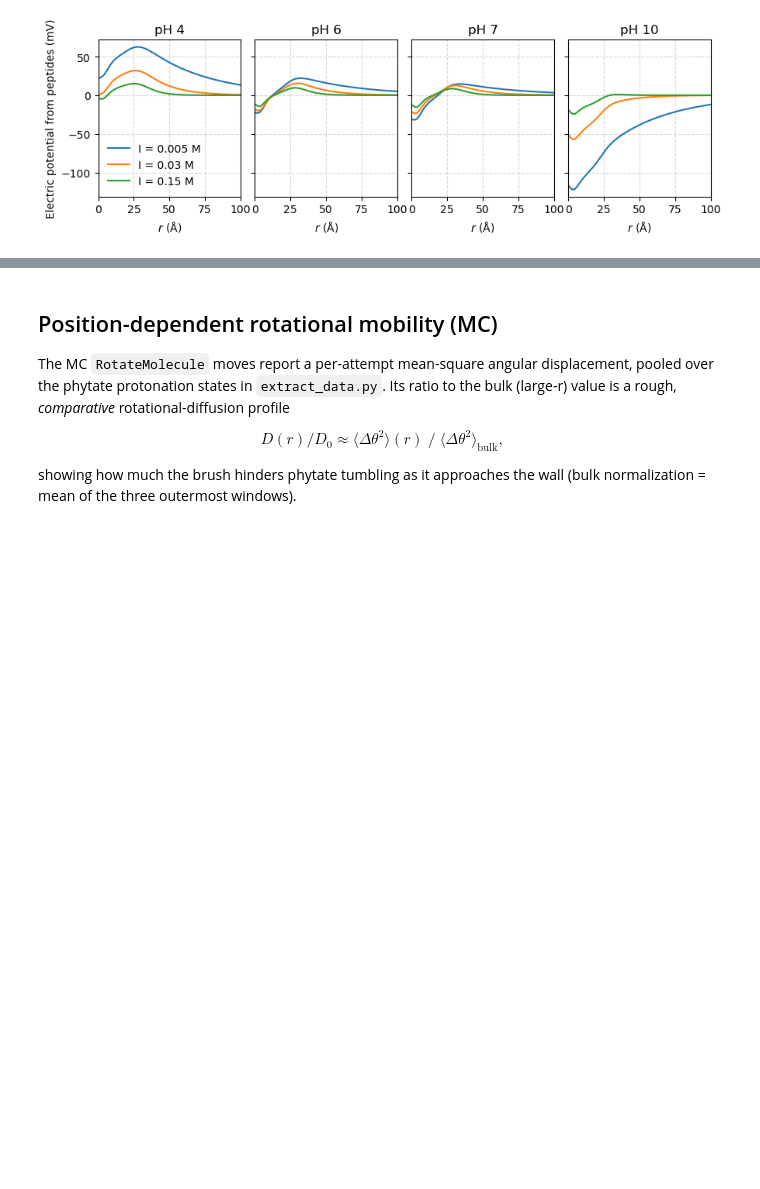
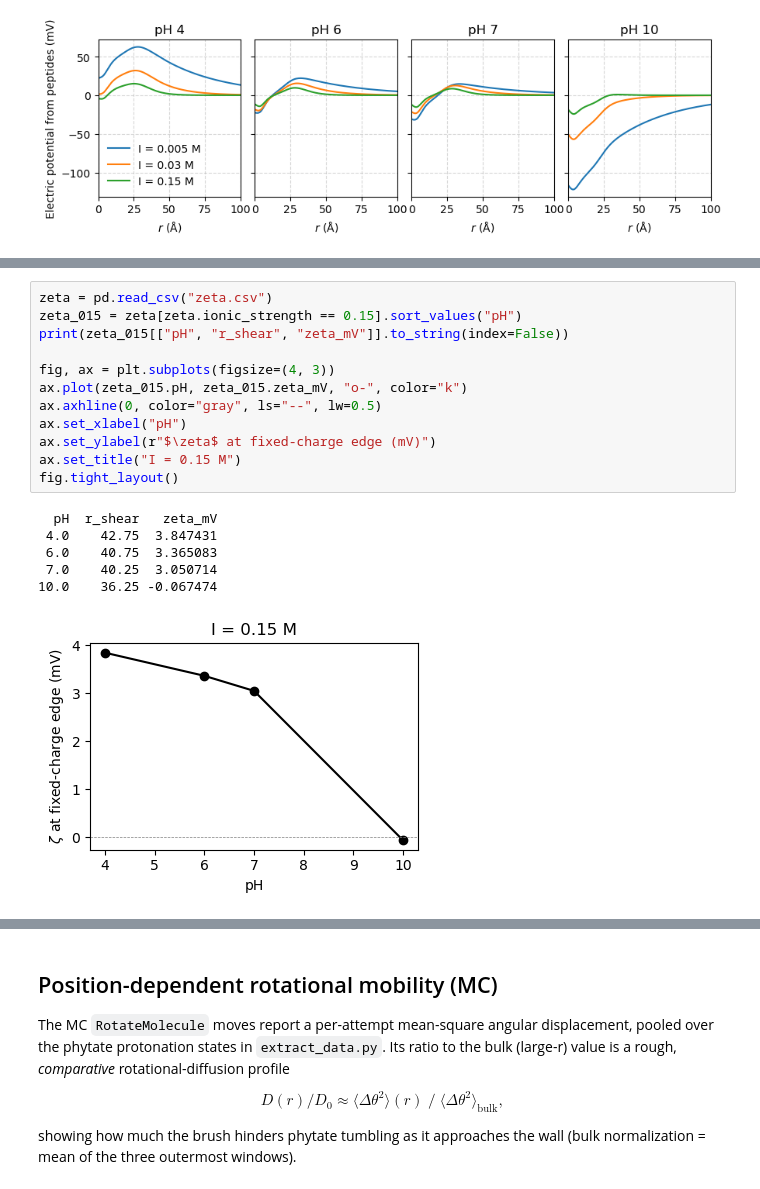
Before and after one commit to mlund/si-hempoil-phytate, a Jupyter notebook: mc/analysis.ipynb, the cells around one changed output, grey strips where cells are left out. Saved outputs shown, nothing was run; the diff lists cells and outputs as text; blank space fills up the shorter version.

```diff
--- a/mc/analysis.ipynb
+++ b/mc/analysis.ipynb
@@ -233,3 +237,22 @@ fig.tight_layout(w_pad=0.01)
+# %%
+zeta = pd.read_csv("zeta.csv")
+zeta_015 = zeta[zeta.ionic_strength == 0.15].sort_values("pH")
+print(zeta_015[["pH", "r_shear", "zeta_mV"]].to_string(index=False))
+
+fig, ax = plt.subplots(figsize=(4, 3))
+ax.plot(zeta_015.pH, zeta_015.zeta_mV, "o-", color="k")
+ax.axhline(0, color="gray", ls="--", lw=0.5)
+ax.set_xlabel("pH")
+ax.set_ylabel(r"$\zeta$ at fixed-charge edge (mV)")
+ax.set_title("I = 0.15 M")
+fig.tight_layout()
+# %% [output]
+  pH  r_shear   zeta_mV
+ 4.0    42.75  3.847431
+ 6.0    40.75  3.365083
+ 7.0    40.25  3.050714
+10.0    36.25 -0.067474
+[figure, added]
 # %% [markdown]
 ## Free phytate diffusion (hydrodynamic estimate)
 
```
Also changed, not shown: parts of 7 cells of this notebook, 2 other files.
